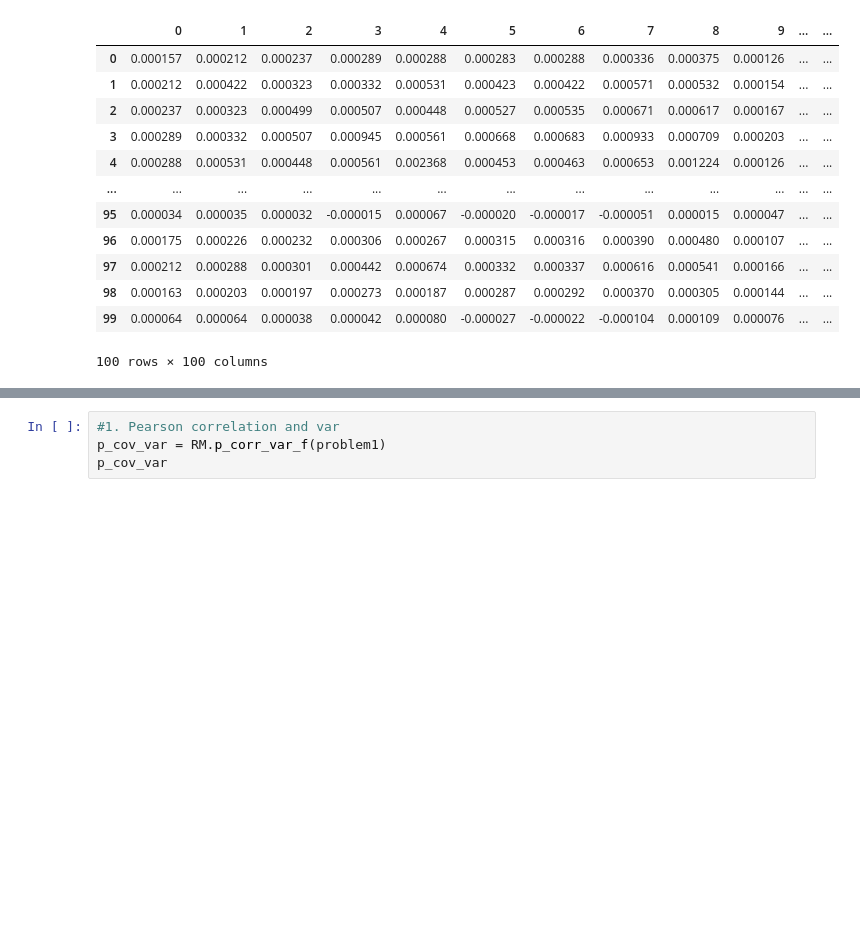
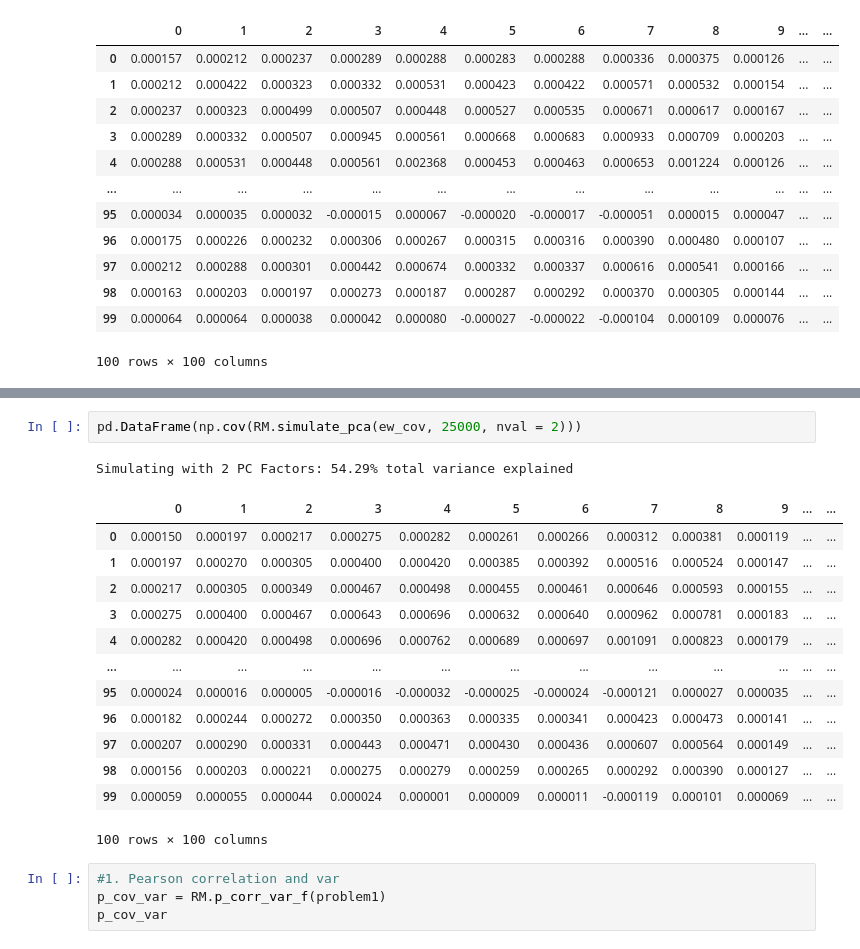
Before and after one commit to wc191/fintech545, a Jupyter notebook: Week05/week5 code.ipynb, the cells around one changed output, grey strips where cells are left out. Drawn from its saved outputs; the diff is of its cells as text; blank space fills up the shorter version.

```diff
--- a/Week05/week5 code.ipynb
+++ b/Week05/week5 code.ipynb
@@ -205,3 +264,20 @@ Simulating with 100 PC Factors: 100.00% total variance explained
+# %%
+pd.DataFrame(np.cov(RM.simulate_pca(ew_cov, 25000, nval = 2)))
+# %% [output]
+Simulating with 2 PC Factors: 54.29% total variance explained
+|  | 0 | 1 | 2 | 3 | 4 | 5 | 6 | 7 | 8 | 9 | ... | ... |
+| 0 | 0.000150 | 0.000197 | 0.000217 | 0.000275 | 0.000282 | 0.000261 | 0.000266 | 0.000312 | 0.000381 | 0.000119 | ... | ... |
+| 1 | 0.000197 | 0.000270 | 0.000305 | 0.000400 | 0.000420 | 0.000385 | 0.000392 | 0.000516 | 0.000524 | 0.000147 | ... | ... |
+| 2 | 0.000217 | 0.000305 | 0.000349 | 0.000467 | 0.000498 | 0.000455 | 0.000461 | 0.000646 | 0.000593 | 0.000155 | ... | ... |
+| 3 | 0.000275 | 0.000400 | 0.000467 | 0.000643 | 0.000696 | 0.000632 | 0.000640 | 0.000962 | 0.000781 | 0.000183 | ... | ... |
+| 4 | 0.000282 | 0.000420 | 0.000498 | 0.000696 | 0.000762 | 0.000689 | 0.000697 | 0.001091 | 0.000823 | 0.000179 | ... | ... |
+| ... | ... | ... | ... | ... | ... | ... | ... | ... | ... | ... | ... | ... |
+| 95 | 0.000024 | 0.000016 | 0.000005 | -0.000016 | -0.000032 | -0.000025 | -0.000024 | -0.000121 | 0.000027 | 0.000035 | ... | ... |
+| 96 | 0.000182 | 0.000244 | 0.000272 | 0.000350 | 0.000363 | 0.000335 | 0.000341 | 0.000423 | 0.000473 | 0.000141 | ... | ... |
+| 97 | 0.000207 | 0.000290 | 0.000331 | 0.000443 | 0.000471 | 0.000430 | 0.000436 | 0.000607 | 0.000564 | 0.000149 | ... | ... |
+| 98 | 0.000156 | 0.000203 | 0.000221 | 0.000275 | 0.000279 | 0.000259 | 0.000265 | 0.000292 | 0.000390 | 0.000127 | ... | ... |
+| 99 | 0.000059 | 0.000055 | 0.000044 | 0.000024 | 0.000001 | 0.000009 | 0.000011 | -0.000119 | 0.000101 | 0.000069 | ... | ... |
+100 rows × 100 columns
 # %%
 #1. Pearson correlation and var
 p_cov_var = RM.p_corr_var_f(problem1)
```
Also changed, not shown: parts of 14 cells of this notebook, 5 other files.
